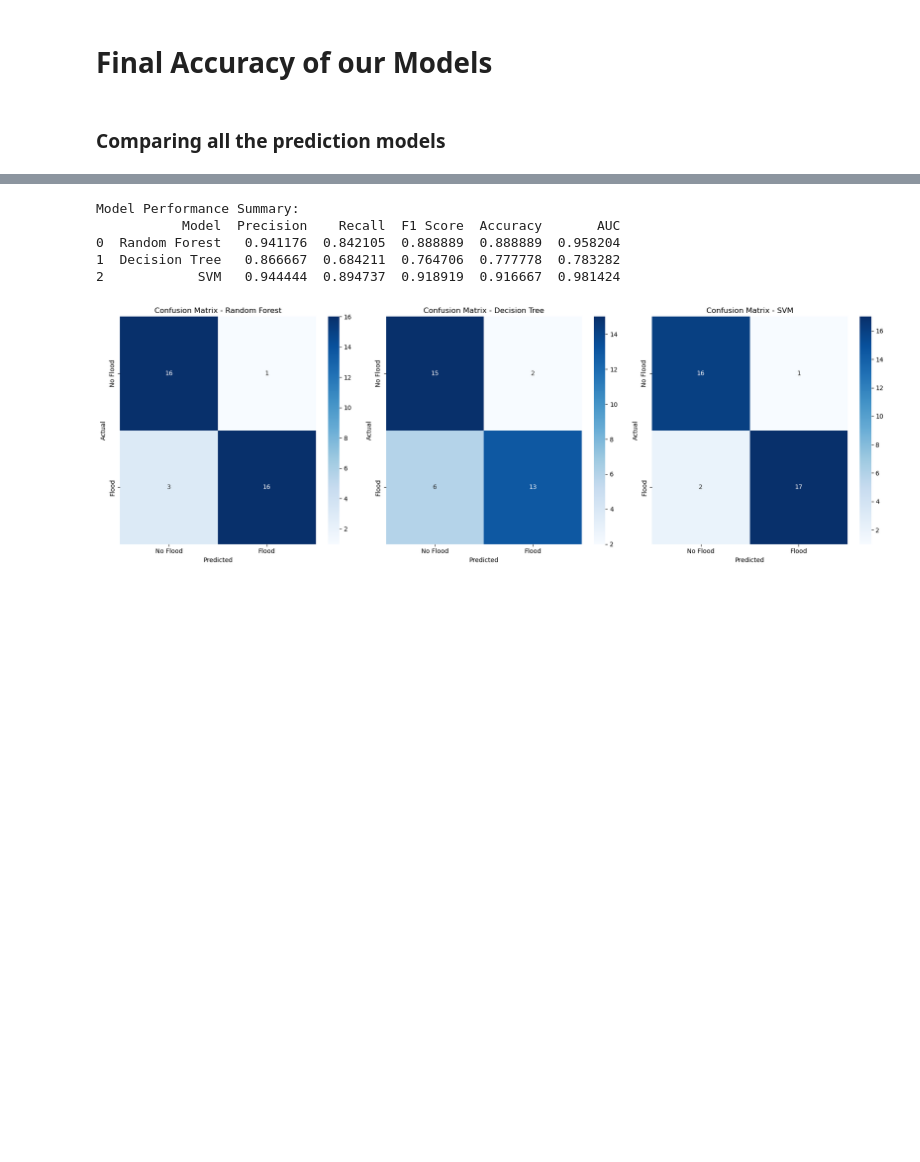
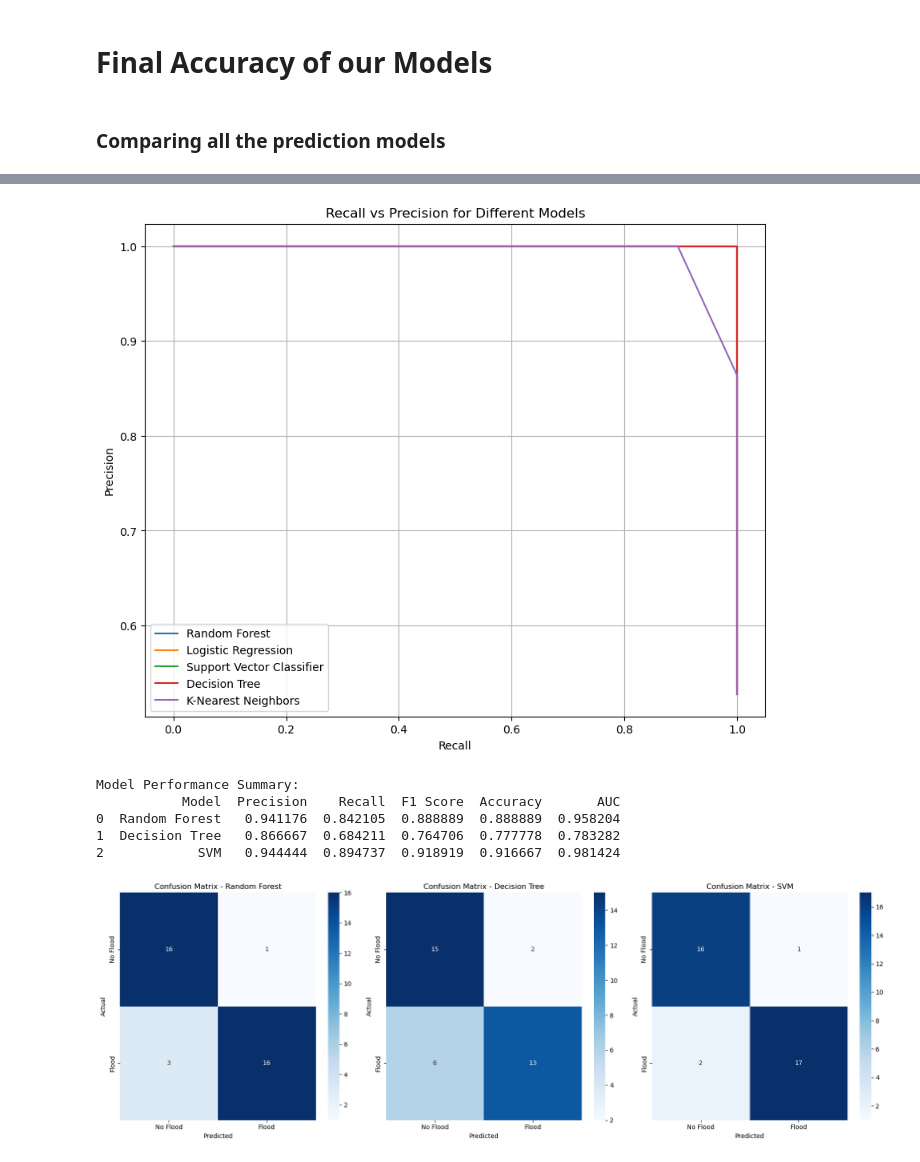
Before and after one commit to blasterniraj/College_project, a Jupyter notebook: Flood_Prediction (1).ipynb, the cells around one changed output, grey strips where cells are left out. Saved outputs shown, nothing was run; the diff lists cells and outputs as text; code cells hidden in the pictures; blank space fills up the shorter version.

Commit message:
added roc curve

```diff
--- a/Flood_Prediction (1).ipynb
+++ b/Flood_Prediction (1).ipynb
@@ -745,3 +747,67 @@ tr_split['Score'].max()
+# %%
+import pandas as pd
+from sklearn.model_selection import train_test_split
+from sklearn.preprocessing import LabelEncoder, StandardScaler
+from sklearn.ensemble import RandomForestClassifier
+from sklearn.linear_model import LogisticRegression
+from sklearn.svm import SVC
+from sklearn.tree import DecisionTreeClassifier
+from sklearn.neighbors import KNeighborsClassifier
+from sklearn.metrics import precision_recall_curve
+import matplotlib.pyplot as plt
+
+# Load the dataset
+file_path = 'kerala.csv'
+data = pd.read_csv(file_path)
+
+# Encode target variable ('FLOODS') and prepare feature set
+label_encoder = LabelEncoder()
+data['FLOODS'] = label_encoder.fit_transform(data['FLOODS'])
+
+# Separate features and target variable
+X = data.drop(columns=['SUBDIVISION', 'YEAR', 'FLOODS'])
+y = data['FLOODS']
+
+# Scale features
+scaler = StandardScaler()
+X_scaled = scaler.fit_transform(X)  # Scaling the features
+
+# Split data into training and testing sets
+X_train, X_test, y_train, y_test = train_test_split(X_scaled, y, test_size=0.3, random_state=42)
+
+# Define models
+models = {
+    'Random Forest': RandomForestClassifier(),
+    'Logistic Regression': LogisticRegression(max_iter=2000, solver='lbfgs'),  # Increase max_iter and use 'lbfgs' solver
+    'Support Vector Classifier': SVC(probability=True),
+    'Decision Tree': DecisionTreeClassifier(),
+    'K-Nearest Neighbors': KNeighborsClassifier()
+}
+
+# Train models and plot precision-recall curves
+plt.figure(figsize=(10, 8))
+for model_name, model in models.items():
+    # Train the model
+    model.fit(X_train, y_train)
+
+    # Get prediction probabilities
+    y_probs = model.predict_proba(X_test)[:, 1]
+
+    # Compute precision-recall values
+    precision, recall, _ = precision_recall_curve(y_test, y_probs)
+
+    # Plot precision-recall curve
+    plt.plot(recall, precision, label=model_name)
+
+# Customize and show plot
+plt.xlabel('Recall')
+plt.ylabel('Precision')
+plt.title('Recall vs Precision for Different Models')
+plt.legend()
+plt.grid()
+plt.show()
+# %% [output]
+[figure, added]
 # %%
 # Import necessary libraries
 import pandas as pd
```
Also changed, not shown: parts of 33 cells of this notebook.
